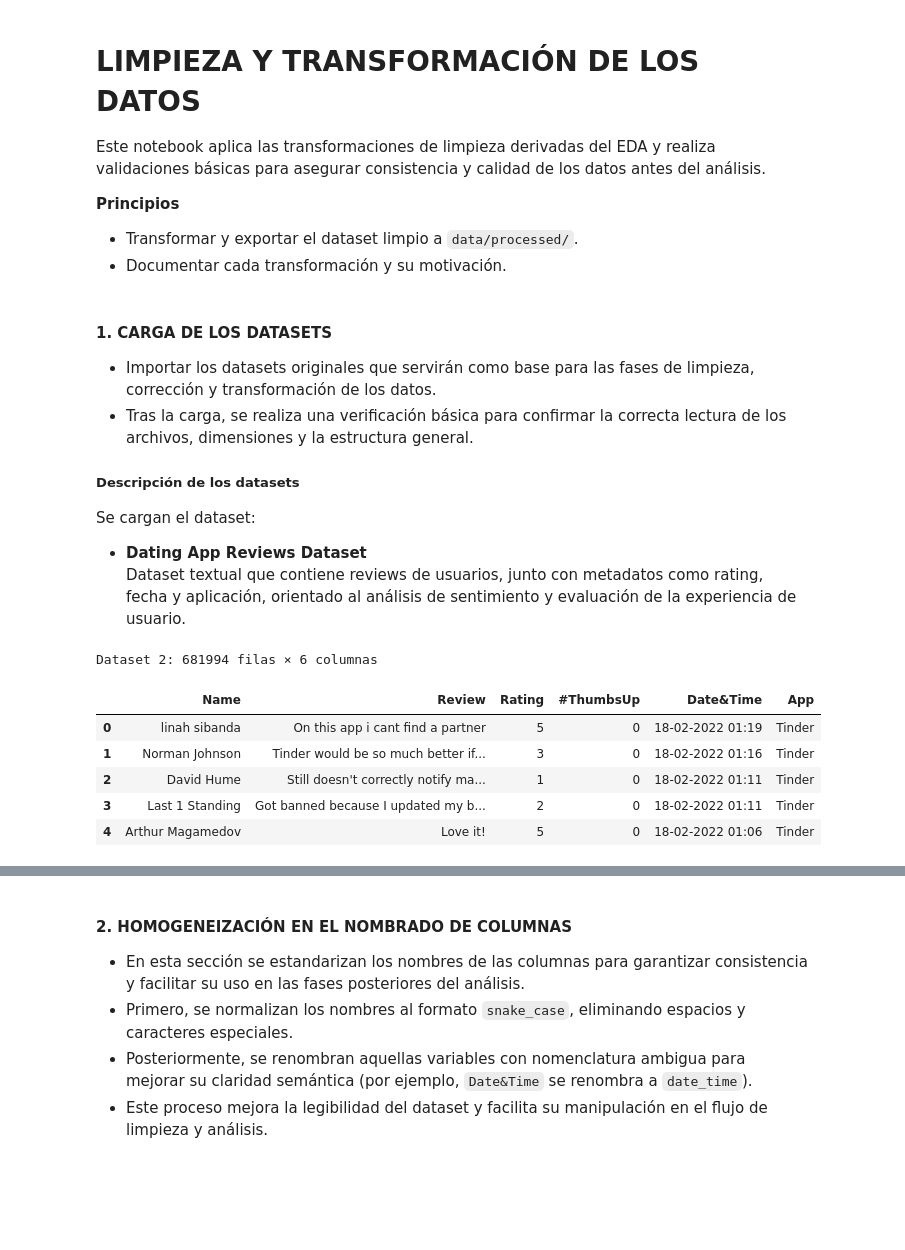
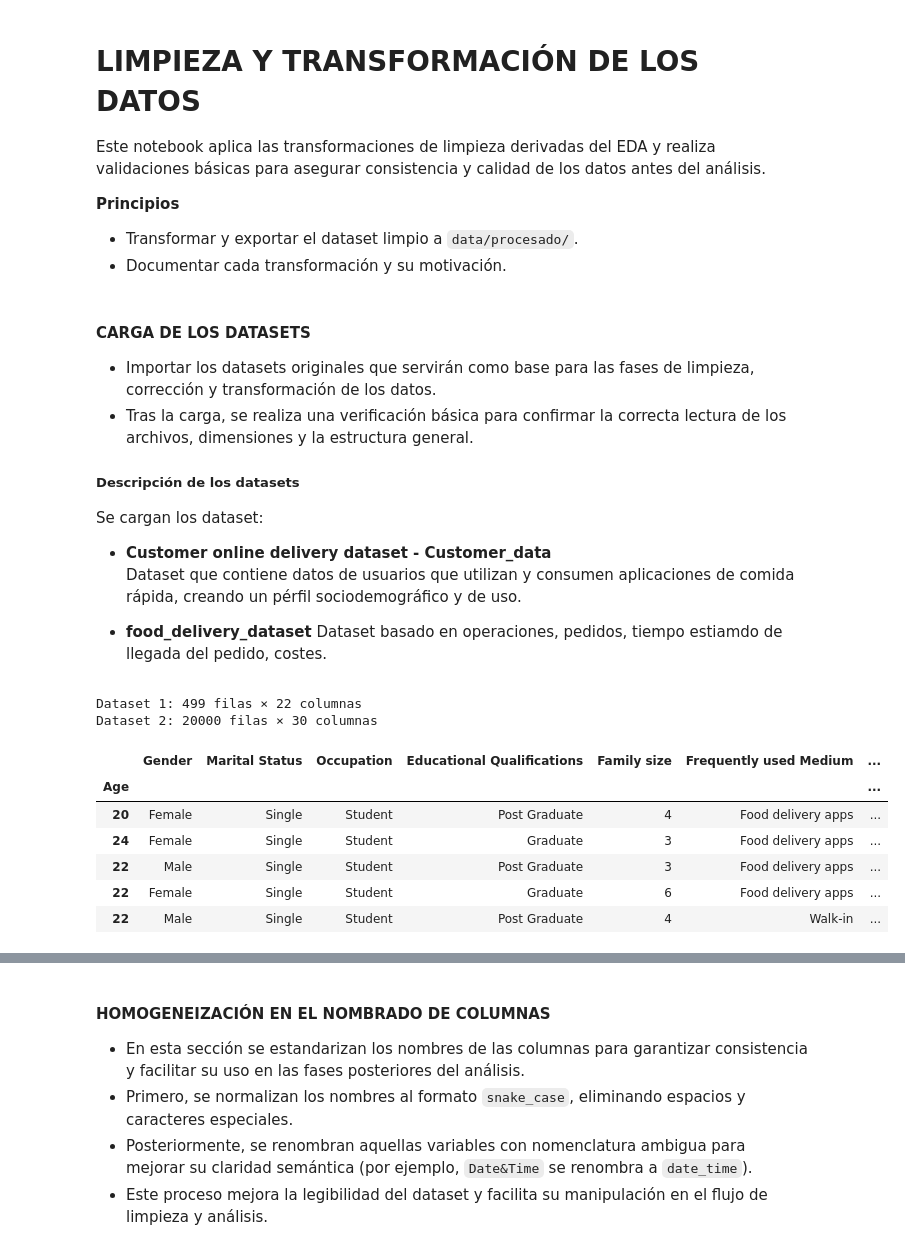
Before and after one commit to Valentina-Castillo/Proyecto_modulo_4_PowerBI, a Jupyter notebook: Notebooks/02_data_cleaning.ipynb, the cells around one changed output, grey strips where cells are left out. Drawn from its saved outputs; the diff is of its cells as text; code cells hidden in the pictures; blank space fills up the shorter version.

Commit message:
sunido archivo de limpieza y generados csvs procesados

```diff
--- a/Notebooks/02_data_cleaning.ipynb
+++ b/Notebooks/02_data_cleaning.ipynb
@@ -4,7 +4,7 @@
 Este notebook aplica las transformaciones de limpieza derivadas del EDA y realiza validaciones básicas para asegurar consistencia y calidad de los datos antes del análisis.
 
 **Principios**
-- Transformar y exportar el dataset limpio a `data/processed/`.
+- Transformar y exportar el dataset limpio a `data/procesado/`.
 - Documentar cada transformación y su motivación.
 # %%
 import pandas as pd
@@ -18,29 +18,38 @@ pd.set_option("display.max_columns", None)
 pd.set_option("display.max_rows", 100)
 pd.set_option("display.width", None)
 # %% [markdown]
-#### **1. CARGA DE LOS DATASETS**
+#### **CARGA DE LOS DATASETS**
 
 - Importar los datasets originales que servirán como base para las fases de limpieza, corrección y transformación de los datos.
 - Tras la carga, se realiza una verificación básica para confirmar la correcta lectura de los archivos, dimensiones y la estructura general.
 
 ##### **Descripción de los datasets**
 
-Se cargan el dataset:
+Se cargan los dataset:
 
-- **Dating App Reviews Dataset**
-  Dataset textual que contiene reviews de usuarios, junto con metadatos como rating, fecha y aplicación, orientado al análisis de sentimiento y evaluación de la experiencia de usuario.
+- **Customer online delivery dataset - Customer_data**
+Dataset que contiene datos de usuarios que utilizan y consumen aplicaciones de comida rápida, creando un pérfil sociodemográfico y de uso.
+
+- **food_delivery_dataset**
+Dataset basado en operaciones, pedidos, tiempo estiamdo de llegada del pedido, costes.
 # %%
-path_df2 = "../data/raw/DatingAppReviewsDataset.csv"
+path_df1= "../Data/sin procesar/Customer online delivery dataset - Customer_data.csv"
+path_df2= "../Data/sin procesar/food_delivery_dataset.csv"
 
+df1 = pd.read_csv(path_df1,index_col=0)
 df2 = pd.read_csv(path_df2,index_col=0)
 
+print(f"Dataset 1: {df1.shape[0]} filas × {df1.shape[1]} columnas")
 print(f"Dataset 2: {df2.shape[0]} filas × {df2.shape[1]} columnas")
+display(df1.head())
 display(df2.head())
 # %% [output]
-Dataset 2: 681994 filas × 6 columnas
+Dataset 1: 499 filas × 22 columnas
+Dataset 2: 20000 filas × 30 columnas
-|  | Name | Review | Rating | #ThumbsUp | Date&Time | App |
-| 0 | linah sibanda | On this app i cant find a partner | 5 | 0 | 18-02-2022 01:19 | Tinder |
-| 1 | Norman Johnson | Tinder would be so much better if... | 3 | 0 | 18-02-2022 01:16 | Tinder |
-| 2 | David Hume | Still doesn't correctly notify ma... | 1 | 0 | 18-02-2022 01:11 | Tinder |
-| 3 | Last 1 Standing | Got banned because I updated my b... | 2 | 0 | 18-02-2022 01:11 | Tinder |
-| 4 | Arthur Magamedov | Love it! | 5 | 0 | 18-02-2022 01:06 | Tinder |
+|  | Gender | Marital Status | Occupation | Educational Qualifications | Family size | Frequently used Medium | ... |
+| Age |  |  |  |  |  |  | ... |
+| 20 | Female | Single | Student | Post Graduate | 4 | Food delivery apps | ... |
+| 24 | Female | Single | Student | Graduate | 3 | Food delivery apps | ... |
+| 22 | Male | Single | Student | Post Graduate | 3 | Food delivery apps | ... |
+| 22 | Female | Single | Student | Graduate | 6 | Food delivery apps | ... |
+| 22 | Male | Single | Student | Post Graduate | 4 | Walk-in | ... |
@@ -47,5 +63,5 @@ Dataset 2: 681994 filas × 6 columnas
 # %% [markdown]
-#### **2. HOMOGENEIZACIÓN EN EL NOMBRADO DE COLUMNAS**
+#### **HOMOGENEIZACIÓN EN EL NOMBRADO DE COLUMNAS**
 
 - En esta sección se estandarizan los nombres de las columnas para garantizar consistencia y facilitar su uso en las fases posteriores del análisis.
 - Primero, se normalizan los nombres al formato `snake_case`, eliminando espacios y caracteres especiales.
```
Also changed, not shown: parts of 25 cells of this notebook, 2 other files.
